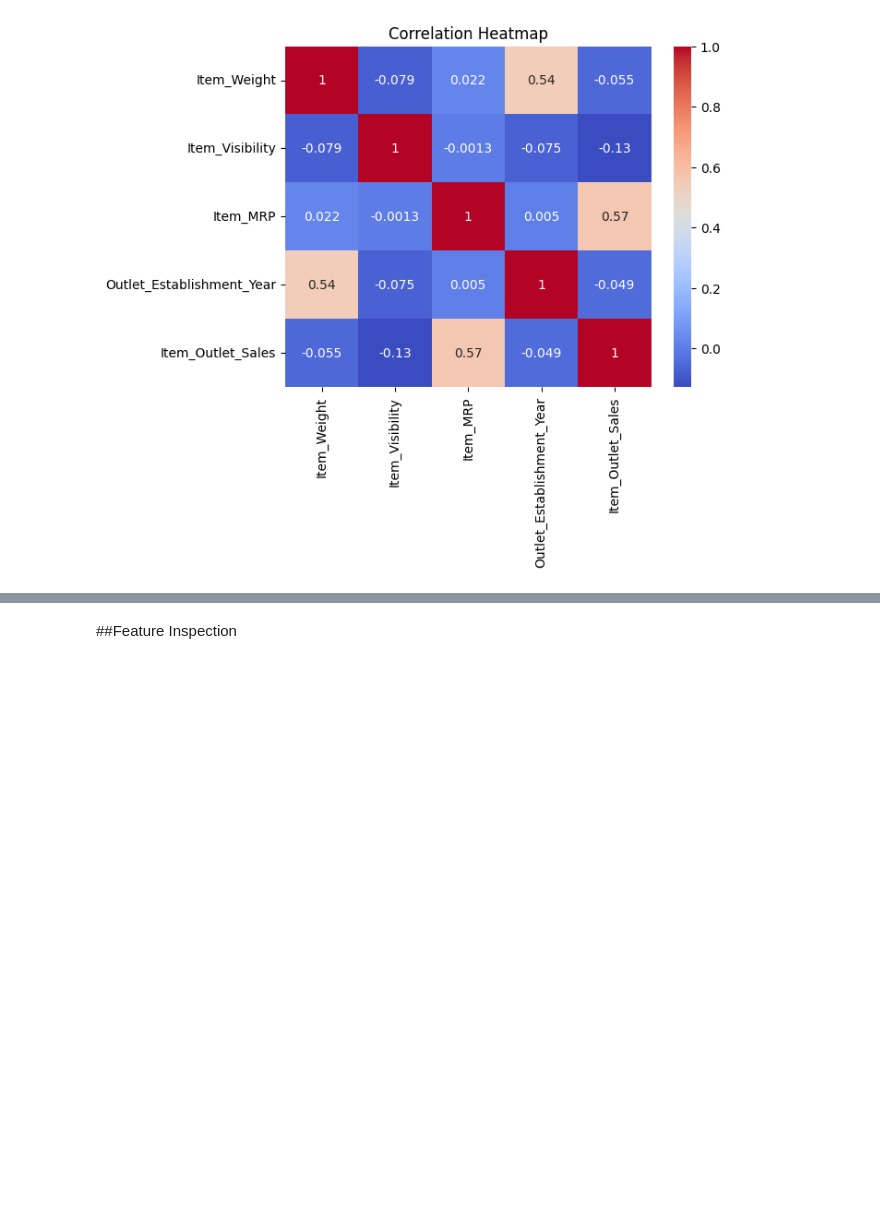
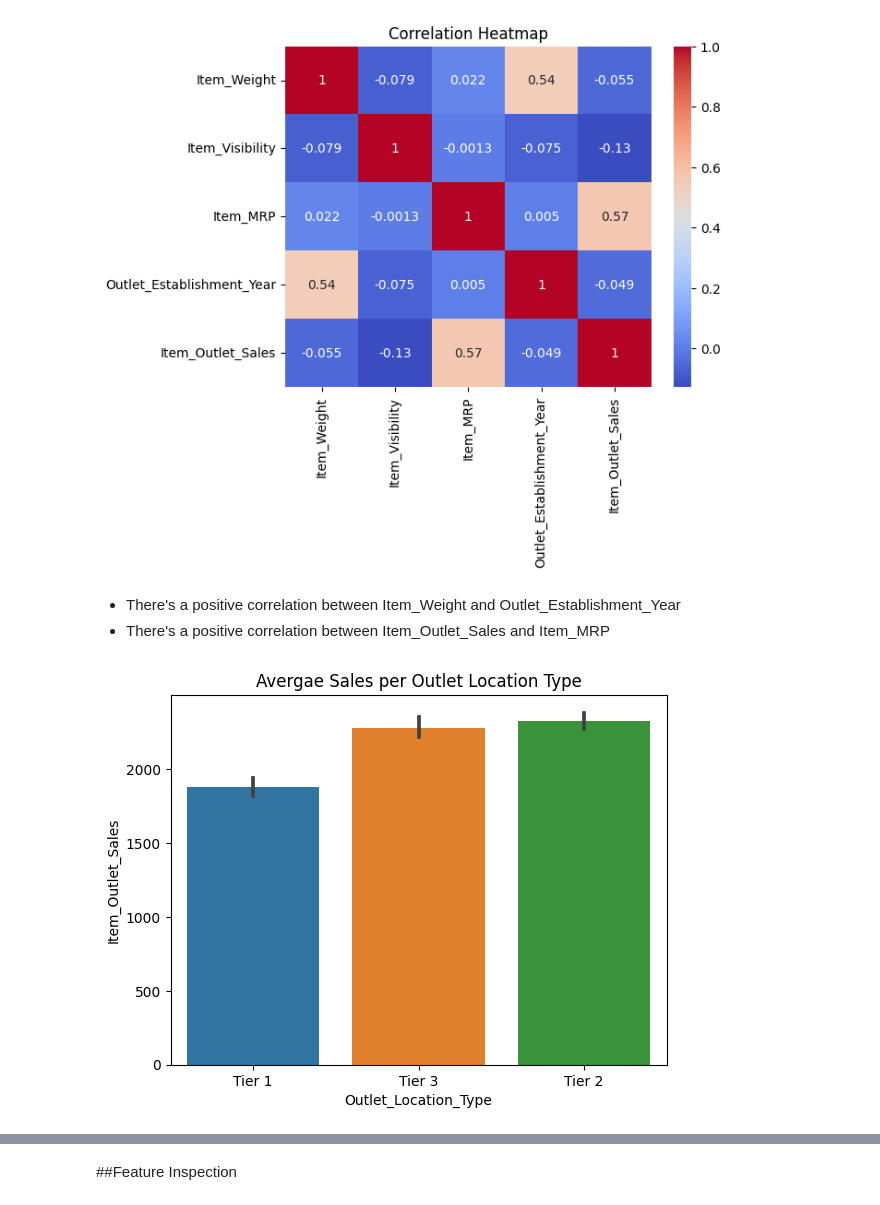
Before and after one commit to Carla9711/Prediction-of-Product-Sales, a Jupyter notebook: Prediction of Product Sales.ipynb, the cells around one changed output, grey strips where cells are left out. Drawn from its saved outputs; the diff is of its cells as text; code cells hidden in the pictures; blank space fills up the shorter version.

```diff
--- a/Prediction of Product Sales.ipynb
+++ b/Prediction of Product Sales.ipynb
@@ -415,3 +415,12 @@ ax = sns.heatmap(corr,annot=True, cmap='coolwarm')
 ax.set(title='Correlation Heatmap');
 # %% [output]
 [figure]
+# %% [markdown]
+- There's a positive correlation between Item_Weight and Outlet_Establishment_Year
+- There's a positive correlation between Item_Outlet_Sales and Item_MRP
+# %%
+# bar plot of Outlet_Location_Type vs Item_Outlet_Sales
+ax = sns.barplot(data=df_sales,x='Outlet_Location_Type',y='Item_Outlet_Sales')
+ax.set_title('Avergae Sales per Outlet Location Type');
+# %% [output]
+[figure, added]
```
Also changed, not shown: parts of 3 cells of this notebook.
